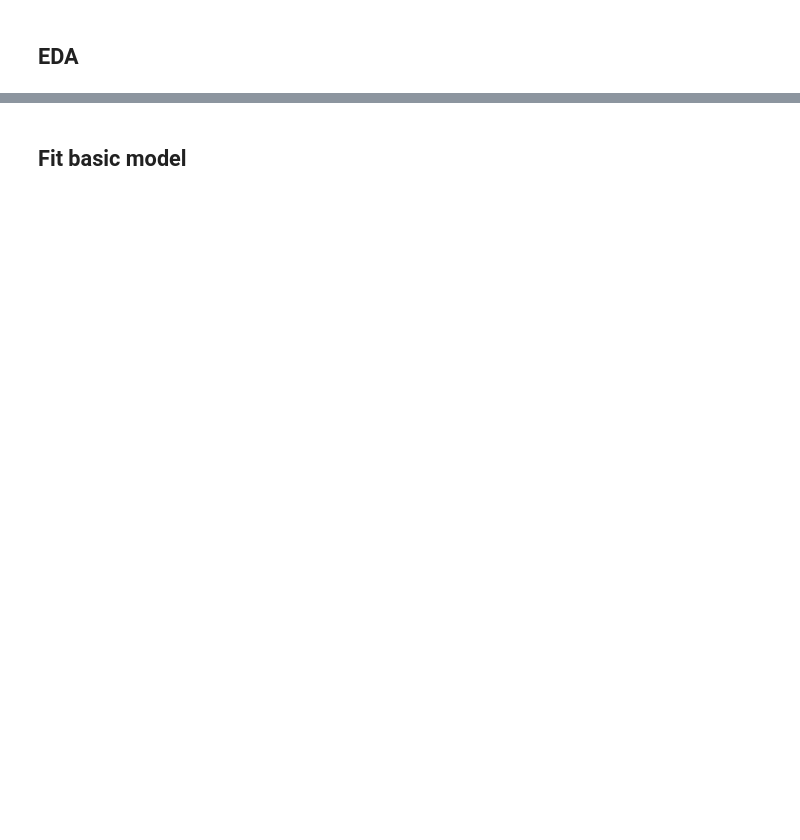
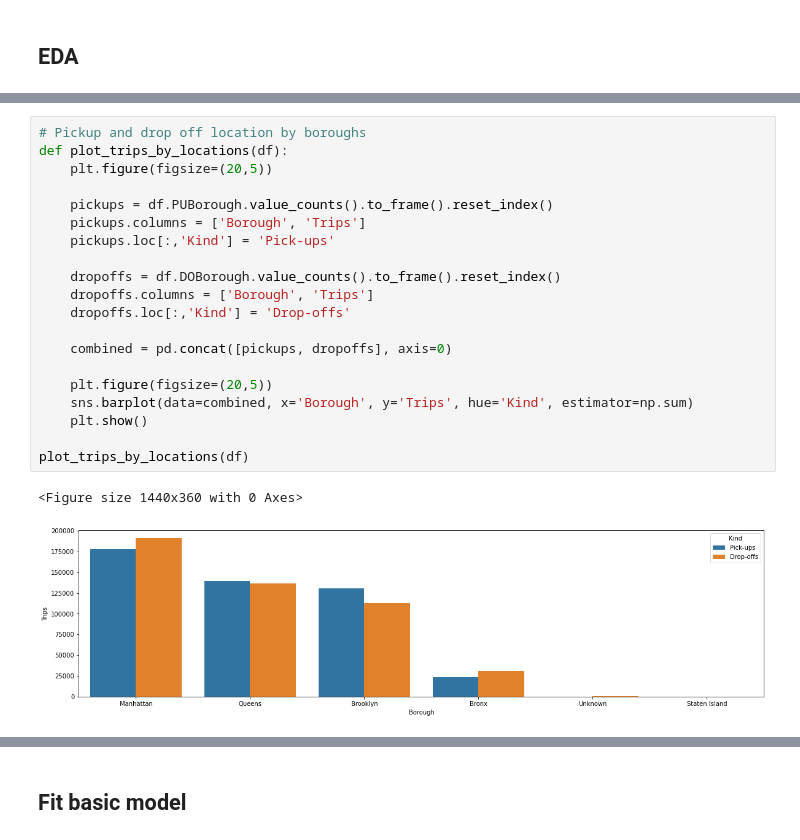
Before and after one commit to tawiwut-cha/nyc_cabs_draft, a Jupyter notebook: green.ipynb, the cells around one changed output, grey strips where cells are left out. Cells and saved outputs as stored; diff of their text form; blank space fills up the shorter version.

```diff
--- a/green.ipynb
+++ b/green.ipynb
@@ -132,0 +273,23 @@ df_basic_sample = df_basic.sample(n=10000, random_state=9)
+# %%
+# Pickup and drop off location by boroughs
+def plot_trips_by_locations(df):
+    plt.figure(figsize=(20,5))
+
+    pickups = df.PUBorough.value_counts().to_frame().reset_index()
+    pickups.columns = ['Borough', 'Trips']
+    pickups.loc[:,'Kind'] = 'Pick-ups'
+
+    dropoffs = df.DOBorough.value_counts().to_frame().reset_index()
+    dropoffs.columns = ['Borough', 'Trips']
+    dropoffs.loc[:,'Kind'] = 'Drop-offs'
+
+    combined = pd.concat([pickups, dropoffs], axis=0)
+
+    plt.figure(figsize=(20,5))
+    sns.barplot(data=combined, x='Borough', y='Trips', hue='Kind', estimator=np.sum)
+    plt.show()
+
+plot_trips_by_locations(df)
+# %% [output]
+<Figure size 1440x360 with 0 Axes>
+[figure, added]
```
Also changed, not shown: parts of 20 cells of this notebook.
